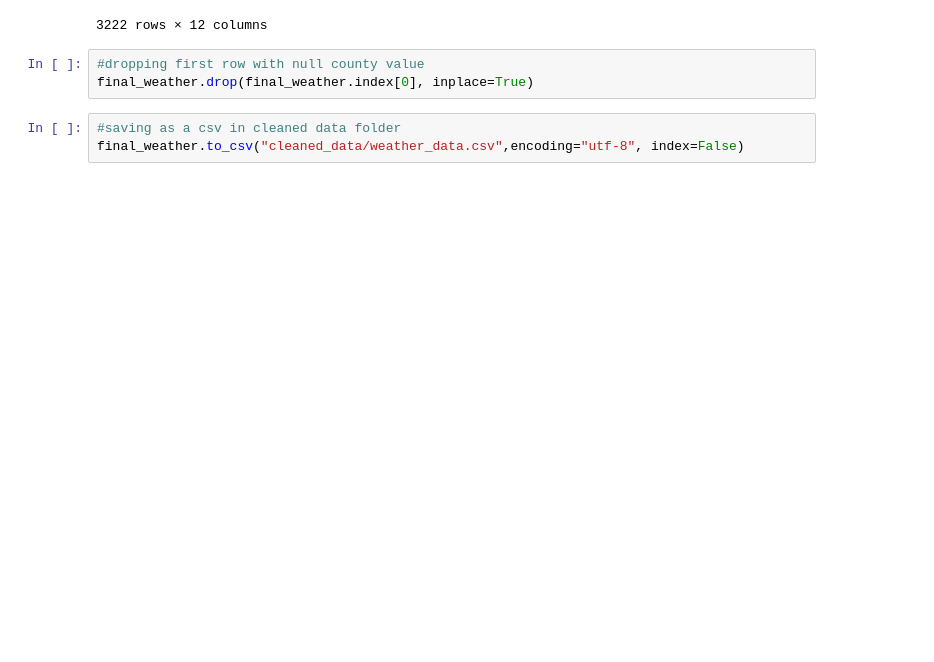
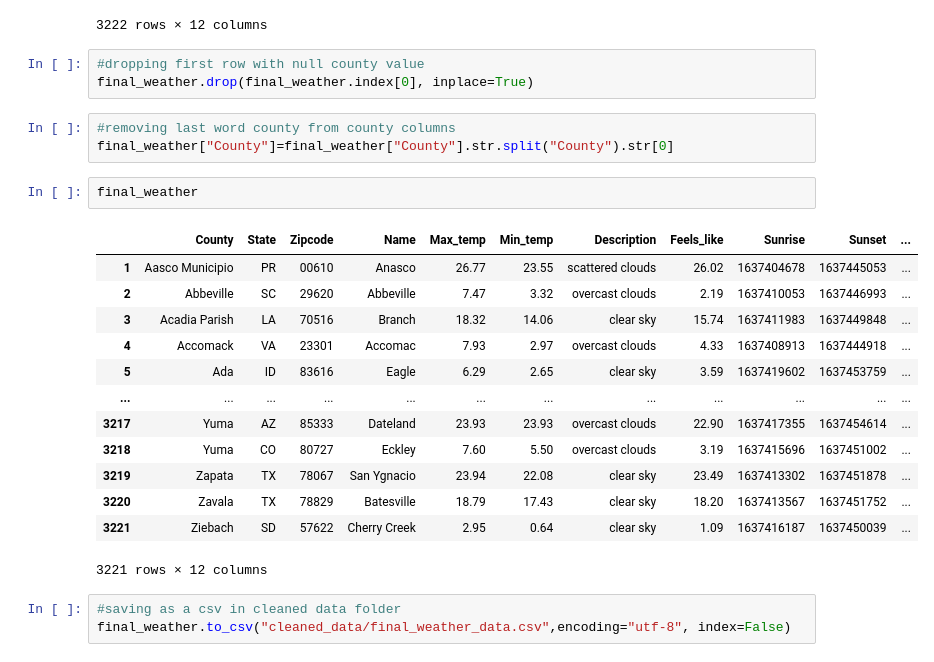
Before and after one commit to pandeysudip/us-agriculture, a Jupyter notebook: Weather.ipynb, the cells around one changed output. Saved outputs shown, nothing was run; the diff lists cells and outputs as text; blank space fills up the shorter version.

```diff
--- a/Weather.ipynb
+++ b/Weather.ipynb
@@ -206,6 +206,25 @@ final_weather
 # %%
 #dropping first row with null county value
 final_weather.drop(final_weather.index[0], inplace=True)
+# %%
+#removing last word county from county columns
+final_weather["County"]=final_weather["County"].str.split("County").str[0]
+# %%
+final_weather
+# %% [output]
+|  | County | State | Zipcode | Name | Max_temp | Min_temp | Description | Feels_like | Sunrise | Sunset | ... |
+| 1 | Aasco Municipio | PR | 00610 | Anasco | 26.77 | 23.55 | scattered clouds | 26.02 | 1637404678 | 1637445053 | ... |
+| 2 | Abbeville | SC | 29620 | Abbeville | 7.47 | 3.32 | overcast clouds | 2.19 | 1637410053 | 1637446993 | ... |
+| 3 | Acadia Parish | LA | 70516 | Branch | 18.32 | 14.06 | clear sky | 15.74 | 1637411983 | 1637449848 | ... |
+| 4 | Accomack | VA | 23301 | Accomac | 7.93 | 2.97 | overcast clouds | 4.33 | 1637408913 | 1637444918 | ... |
+| 5 | Ada | ID | 83616 | Eagle | 6.29 | 2.65 | clear sky | 3.59 | 1637419602 | 1637453759 | ... |
+| ... | ... | ... | ... | ... | ... | ... | ... | ... | ... | ... | ... |
+| 3217 | Yuma | AZ | 85333 | Dateland | 23.93 | 23.93 | overcast clouds | 22.90 | 1637417355 | 1637454614 | ... |
+| 3218 | Yuma | CO | 80727 | Eckley | 7.60 | 5.50 | overcast clouds | 3.19 | 1637415696 | 1637451002 | ... |
+| 3219 | Zapata | TX | 78067 | San Ygnacio | 23.94 | 22.08 | clear sky | 23.49 | 1637413302 | 1637451878 | ... |
+| 3220 | Zavala | TX | 78829 | Batesville | 18.79 | 17.43 | clear sky | 18.20 | 1637413567 | 1637451752 | ... |
+| 3221 | Ziebach | SD | 57622 | Cherry Creek | 2.95 | 0.64 | clear sky | 1.09 | 1637416187 | 1637450039 | ... |
+3221 rows × 12 columns
 # %%
 #saving as a csv in cleaned data folder
-final_weather.to_csv("cleaned_data/weather_data.csv",encoding="utf-8", index=False)
+final_weather.to_csv("cleaned_data/final_weather_data.csv",encoding="utf-8", index=False)
```
Also changed, not shown: 4 other files.
